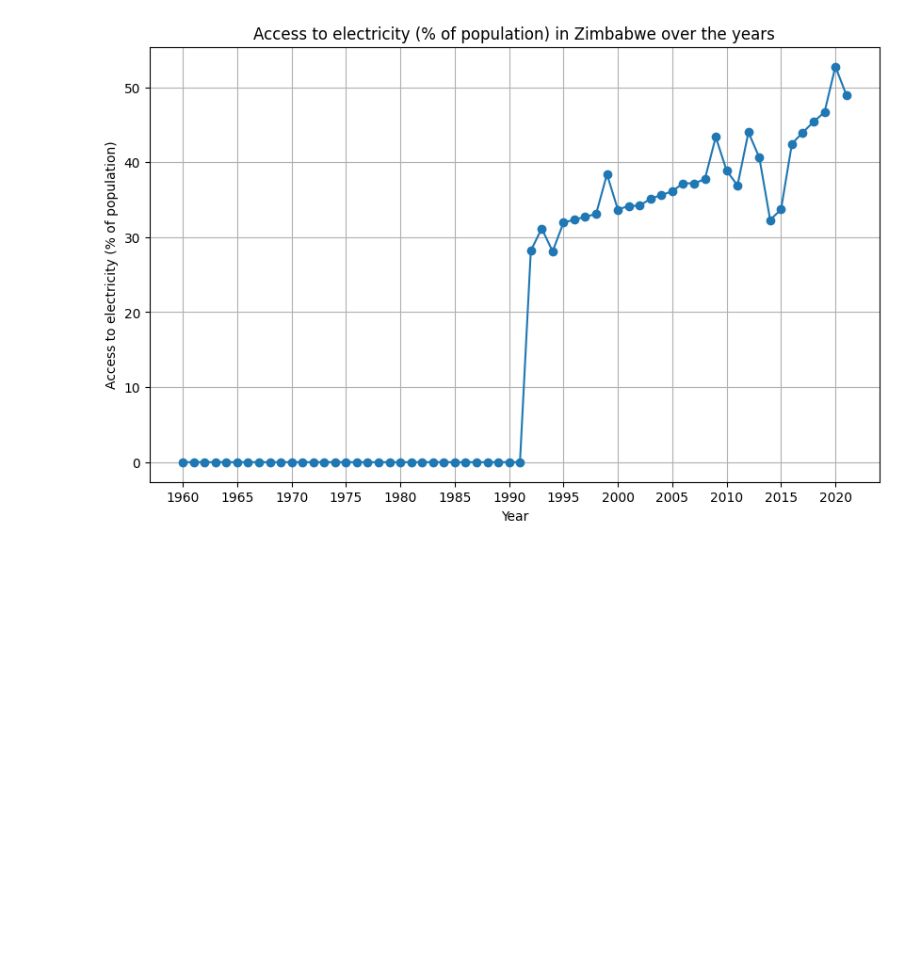
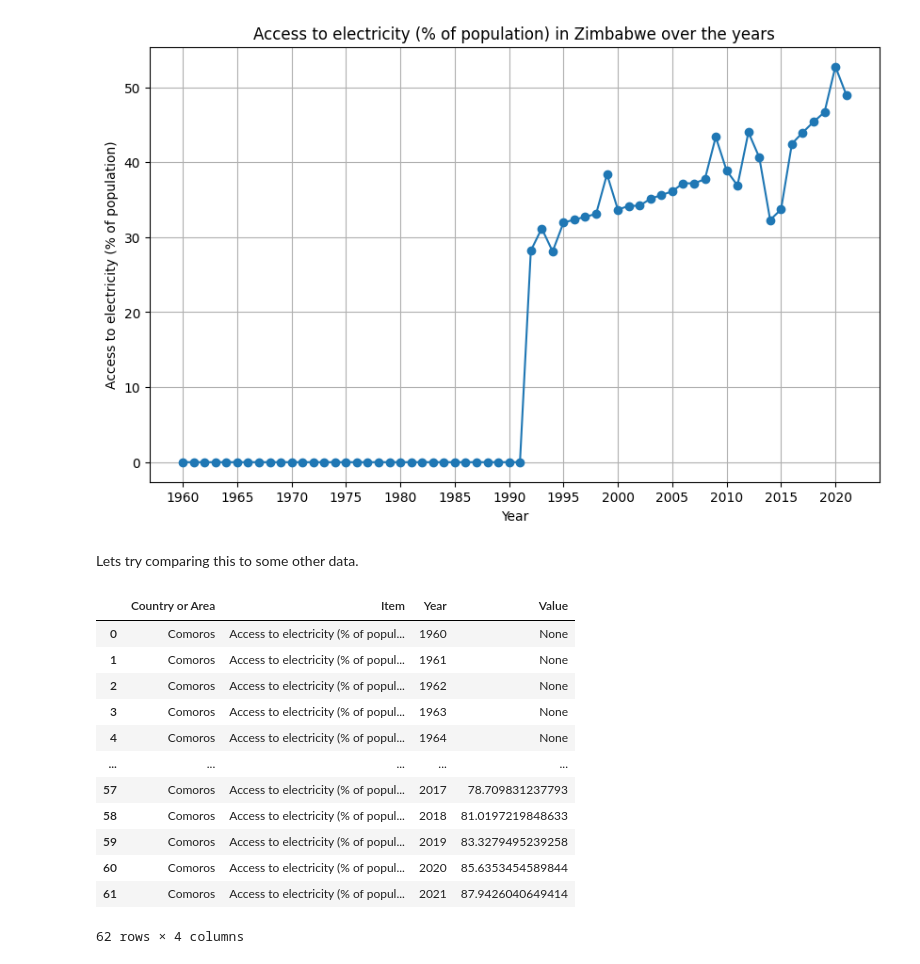
Before and after one commit to Peter537/Dat4-BI-MP1, a Jupyter notebook: xml.ipynb, the cells around one changed output. Saved outputs shown, nothing was run; the diff lists cells and outputs as text; code cells hidden in the pictures; blank space fills up the shorter version.

```diff
--- a/xml.ipynb
+++ b/xml.ipynb
@@ -153,3 +151,5 @@ plt.xticks(df['Year'][::5])
 plt.show()
 # %% [output]
 [figure]
+# %% [markdown]
+Lets try comparing this to some other data.
@@ -155,0 +158,16 @@ plt.show()
+# %%
+cdf
+# %% [output]
+|  | Country or Area | Item | Year | Value |
+| 0 | Comoros | Access to electricity (% of popul... | 1960 | None |
+| 1 | Comoros | Access to electricity (% of popul... | 1961 | None |
+| 2 | Comoros | Access to electricity (% of popul... | 1962 | None |
+| 3 | Comoros | Access to electricity (% of popul... | 1963 | None |
+| 4 | Comoros | Access to electricity (% of popul... | 1964 | None |
+| ... | ... | ... | ... | ... |
+| 57 | Comoros | Access to electricity (% of popul... | 2017 | 78.709831237793 |
+| 58 | Comoros | Access to electricity (% of popul... | 2018 | 81.0197219848633 |
+| 59 | Comoros | Access to electricity (% of popul... | 2019 | 83.3279495239258 |
+| 60 | Comoros | Access to electricity (% of popul... | 2020 | 85.6353454589844 |
+| 61 | Comoros | Access to electricity (% of popul... | 2021 | 87.9426040649414 |
+62 rows × 4 columns
```
Also changed, not shown: parts of 4 cells of this notebook, 2 other files.
